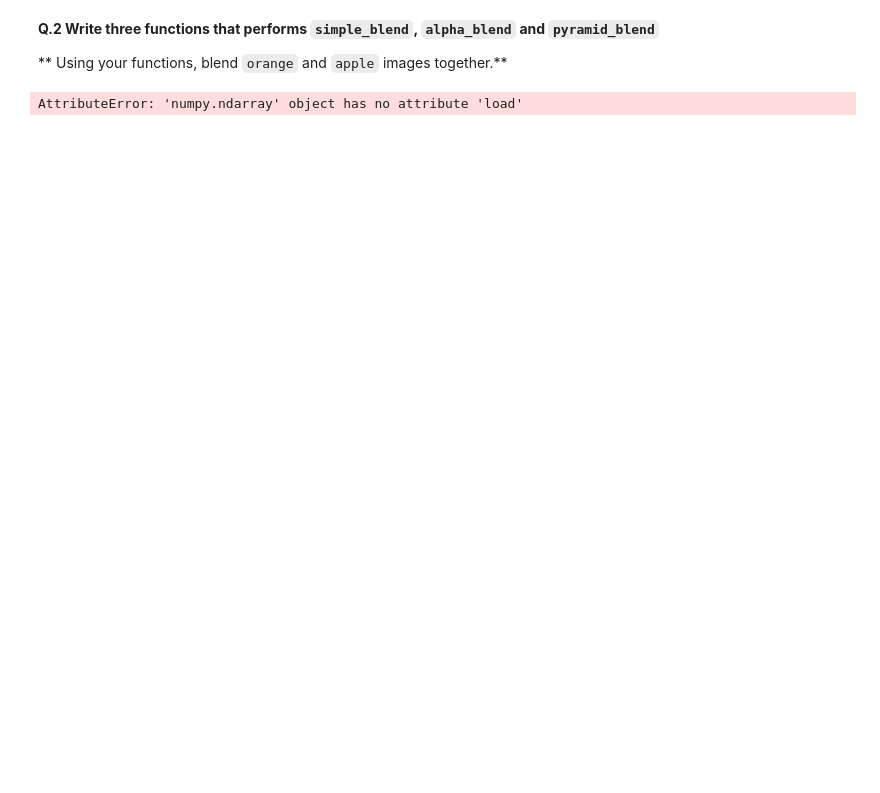
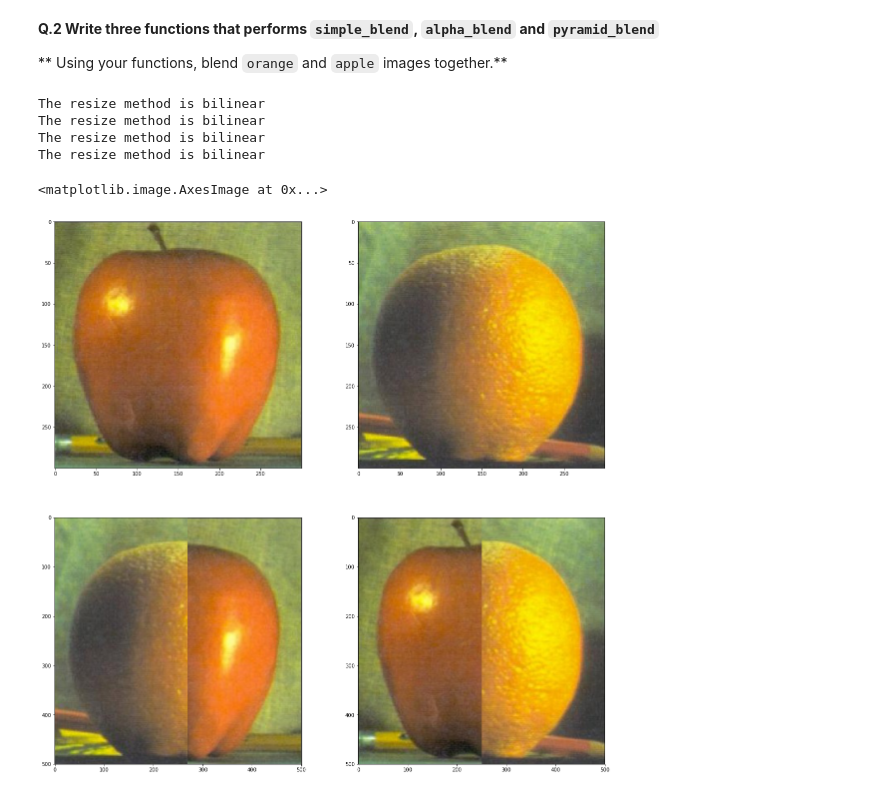
Before and after one commit to brown4eva/B31XB-IIP-TP-1718, a Jupyter notebook: 3-interpolation-blending/3-interpolation-blending.ipynb, the cells around one changed output. Saved outputs shown, nothing was run; the diff lists cells and outputs as text; code cells hidden in the pictures; blank space fills up the shorter version.

```diff
--- a/3-interpolation-blending/3-interpolation-blending.ipynb
+++ b/3-interpolation-blending/3-interpolation-blending.ipynb
@@ -83,30 +88,3 @@ ax2.set_title('Bicubic Resize Method Used')
 **Q.2 Write three functions that performs `simple_blend`, `alpha_blend` and `pyramid_blend`**
 
 ** Using your functions, blend `orange` and `apple` images together.**
-# %%
-#First Image
-apple = './images/apple.jpeg'
-I3 = io.imread(apple)
-#Transforming the image into float
-I4 = img_as_float(I3)
-io.imsave('./images/\apple.jpeg',I4)
-
-#Second Image
-orange = './images/orange.jpeg'
-I5 = io.imread(orange)
-#Transforming the image into float
-I6 = img_as_float(I3)
-io.imsave('./images/\orange.jpeg',I6)
-
-#Function
-im1 = I4;
-im2 = I6;
-alpha = 0.0
-
-def blend (I4, I6, alpha):
-
-    return Image.blend(im1.im, im2.im, alpha)
-
-Alp = Image.blend(im1, im2, alpha)
-# %% [output]
-AttributeError: 'numpy.ndarray' object has no attribute 'load'
@@ -114,0 +91,26 @@ Image.blend??
+# %%
+def simple_blend(im1, im2):
+
+    size = 500
+
+    im1 = ImResize(im1, (size,size) , 'bilinear')
+    im2 = ImResize(im2, (size,size) , 'bilinear')
+
+    ResultImage = [[0 for x in range(size)] for y in range(size)]
+
+    i = 0
+    while i < size:
+        j = 0
+
+        if i <= size/2:
+            while j < size:
+                ResultImage[j][i] = im1[j][i]
+                j = j +1
+
+        if i > size/2:
+            while j < size:
+                ResultImage[j][i] = im2[j][i]
+                j = j +1
+        i = i + 1
+
+    return ResultImage
@@ -114,0 +145,26 @@ Image.blend??
+# %%
+apple = io.imread('./images/apple.jpeg')
+appleF = img_as_float(apple)
+
+orange = io.imread('./images/orange.jpeg')
+orangeF = img_as_float(orange)
+
+new = alpha_blend(apple, orange, 20)
+newS = simple_blend(apple, orange)
+
+f, axes = plt.subplots(nrows = 2, ncols = 2, figsize = (20,20))
+ax = axes.ravel()
+
+
+
+ax[0].imshow(apple)
+ax[1].imshow(orange)
+ax[2].imshow(new)
+ax[3].imshow(newS)
+# %% [output]
+The resize method is bilinear
+The resize method is bilinear
+The resize method is bilinear
+The resize method is bilinear
+<matplotlib.image.AxesImage at 0x...>
+[figure, added]
```
Also changed, not shown: parts of 6 cells of this notebook.
